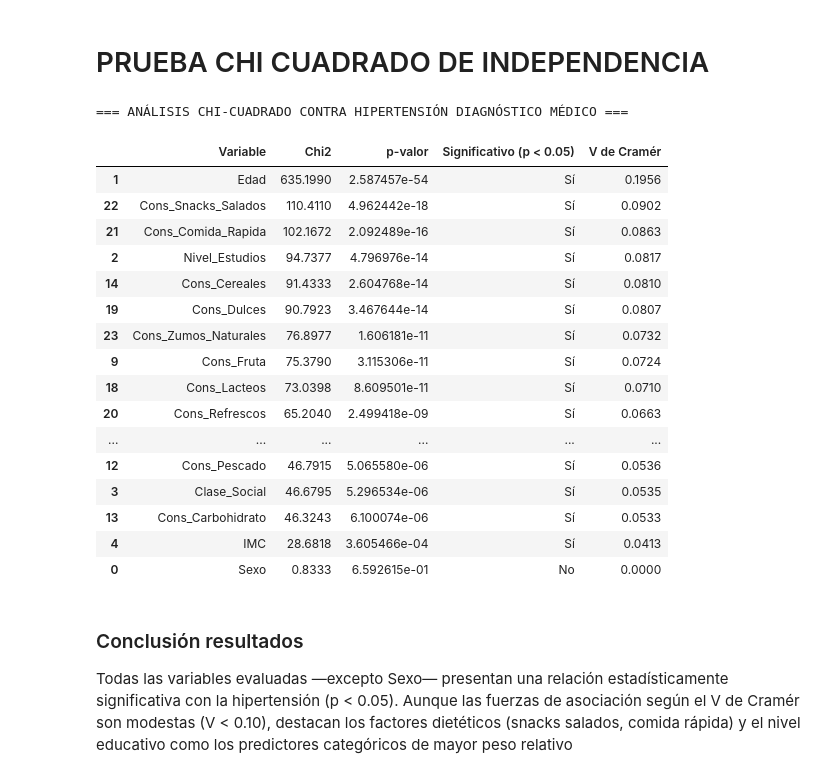
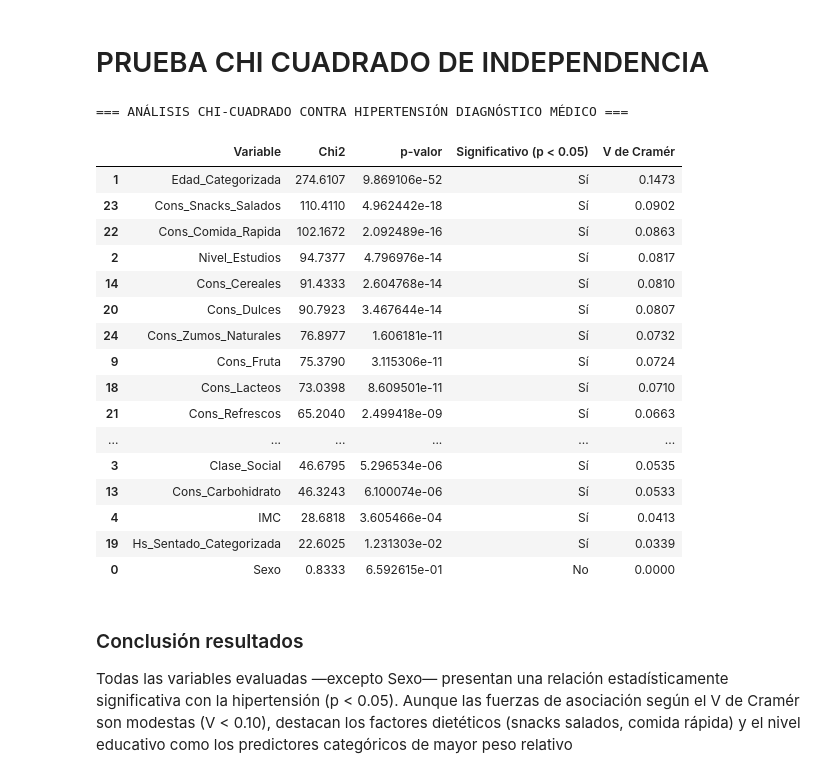
Before and after one commit to aldyvergara22-create/Hypertension-Diabetes-ML-detection, a Jupyter notebook: notebooks/01_Exploración_Datos.ipynb, the cells around one changed output. Cells and saved outputs as stored; diff of their text form; code cells hidden in the pictures.

```diff
--- a/notebooks/01_Exploración_Datos.ipynb
+++ b/notebooks/01_Exploración_Datos.ipynb
@@ -232,13 +233,10 @@ nulos_df
 # DISTRIBUCIÓN DE LAS VARIABLES OBJETIVOS
 # %%
 variables_objetivo = ["Hipertension_Diag_Medico", "Diabetes_Diag_Medico"]
+variables_de_autorreporte = ["Hipertension_Autorreporte", "Diabetes_Autorreporte"]
 
 #Bucle que analiza la frecuencia de las variables objetivo
-for var in variables_objetivo:
-    print(f"Variable: {var}")
-    print(df_adulto[var].value_counts(dropna=False))
-    print("\n")
-
+for var in variables_objetivo + variables_de_autorreporte:
     #Tabla de frecuencias
     conteo =  df_adulto[var].value_counts(dropna=False).sort_index()
     porcentaje = (df_adulto[var].value_counts(normalize=True, dropna=False).sort_index() * 100)
@@ -253,7 +251,7 @@ for var in variables_objetivo:
 
     df_resumen.to_csv(f"../reports/tables/Resumen_{var}.csv", index=True)
 
-    #Graficos sinccronizados por color
+    #Graficos sincronizados por color
 
     categorias = conteo.index.tolist()
     colores = sns.color_palette("viridis", n_colors=len(categorias))
@@ -275,7 +273,7 @@ for var in variables_objetivo:
     axes[0].set_xlabel(var)
     axes[0].set_ylabel("Cantidad de registros")
 
-    #Grafico de pastel sincronizado
+    #Gráfico de pastel sincronizado
     def formato_pct(pct):
         return f"{pct:.1f}%" if pct > 2.0 else ""
 
@@ -2073,69 +1827,89 @@ def cramers_v(contingency_table):
         return 0.0
     return np.sqrt(phi2corr / denom)
 
+#Copiar el dataframe para no alterar el original
+df_analisis = df_adulto.copy()
+
+# Categorizacion de las variables continuas para el análisis de Chi-cuadrado
+if 'Edad' in df_analisis.columns:
+    df_analisis['Edad_Categorizada'] = pd.cut(
+        df_analisis['Edad'],
+        bins=[0, 30, 40, 50, 60, 70, 80, np.inf],
+        labels=['<30', '30-39', '40-49', '50-59', '60-69', '70-79', '80+'],
+        right=True
+    )
+if 'Hs_Sentado' in df_analisis.columns:
+    df_analisis['Hs_Sentado_Categorizada'] = pd.cut(
+        df_analisis['Hs_Sentado'],
+        bins=[0, 2, 4, 6, 8, 10, np.inf],
+        labels=['0-1', '2-3', '4-5', '6-7', '8-9', '10+'],
+        right=True
+    )
 #  Defino lista de variables categóricas explicativas a evaluar contra Hipertensión
 variables_categoricas = [
-    'Sexo','Edad', 'Nivel_Estudios', 'Clase_Social',"IMC",
+    'Sexo','Edad_Categorizada', 'Nivel_Estudios', 'Clase_Social',"IMC",
     'Act_Fisica', 'Tabaquismo', 'Ex_Fumador', 'Cons_Alcohol',
     'Cons_Fruta', 'Cons_Carne', 'Cons_Huevo', 'Cons_Pescado',
     'Cons_Carbohidrato', 'Cons_Cereales', 'Cons_Verduras',
-    'Cons_Legumbres', 'Cons_Embutidos', 'Cons_Lacteos',
+    'Cons_Legumbres', 'Cons_Embutidos', 'Cons_Lacteos', 'Hs_Sentado_Categorizada',
     'Cons_Dulces', 'Cons_Refrescos', 'Cons_Comida_Rapida',
     'Cons_Snacks_Salados', 'Cons_Zumos_Naturales', 'Diabetes_Diag_Medico'
 ]
 
 target_hipertension = 'Hipertension_Diag_Medico'
 
 #  Itera y calcula Chi2, p-valor y V de Cramér
 resultados = []
 
 for var in variables_categoricas:
-    if var in df_adulto.columns and target_hipertension in df_adulto.columns:
+    if var in df_analisis.columns and target_hipertension in df_analisis.columns:
         # Tabla de contingencia omitiendo nulos
-        tabla_contingencia = pd.crosstab(df_adulto[var], df_adulto[target_hipertension])
+        tabla_contingencia = pd.crosstab(df_analisis[var], df_analisis[target_hipertension])
 
-        # Prueba de Chi-cuadrado
-        chi2, p, dof, _ = chi2_contingency(tabla_contingencia)
+        #Validar que la tabla tenga dimensiones adecuadas para el test
+        if tabla_contingencia.shape[0] > 1 and tabla_contingencia.shape[1] > 1:
+            # Prueba de Chi-cuadrado
+            chi2, p, dof, _ = chi2_contingency(tabla_contingencia)
 
-        # V de Cramér
-        v_cramer = cramers_v(tabla_contingencia)
+            # V de Cramér
+            v_cramer = cramers_v(tabla_contingencia)
 
-        # Guardar en la lista
-        resultados.append({
-            'Variable': var,
-            'Chi2': round(chi2, 4),
-            'p-valor': p,
-            'Significativo (p < 0.05)': 'Sí' if p < 0.05 else 'No',
-            'V de Cramér': round(v_cramer, 4)
-        })
+            # Guardar en la lista
+            resultados.append({
+                'Variable': var,
+                'Chi2': round(chi2, 4),
+                'p-valor': p,
+                'Significativo (p < 0.05)': 'Sí' if p < 0.05 else 'No',
+                'V de Cramér': round(v_cramer, 4)
+            })
 
 # Se convierten resultados a DataFrame y se ordenan por V de Cramér (mayor a menor)
 df_chi2_hipertension = pd.DataFrame(resultados).sort_values(by='V de Cramér', ascending=False)
 
 #guardar en CSV
-df_chi2_hipertension.to_csv("../reports/tables/Análisis_CHI_CUADRADO.csv", index=True)
+df_chi2_hipertension.to_csv("../reports/tables/Análisis_CHI_CUADRADO.csv", index=False)
 
 # Mostrar tabla ordenada
 print("=== ANÁLISIS CHI-CUADRADO CONTRA HIPERTENSIÓN DIAGNÓSTICO MÉDICO ===")
 display(df_chi2_hipertension)
 # %% [output]
 === ANÁLISIS CHI-CUADRADO CONTRA HIPERTENSIÓN DIAGNÓSTICO MÉDICO ===
 |  | Variable | Chi2 | p-valor | Significativo (p < 0.05) | V de Cramér |
-| 1 | Edad | 635.1990 | 2.587457e-54 | Sí | 0.1956 |
-| 22 | Cons_Snacks_Salados | 110.4110 | 4.962442e-18 | Sí | 0.0902 |
-| 21 | Cons_Comida_Rapida | 102.1672 | 2.092489e-16 | Sí | 0.0863 |
+| 1 | Edad_Categorizada | 274.6107 | 9.869106e-52 | Sí | 0.1473 |
+| 23 | Cons_Snacks_Salados | 110.4110 | 4.962442e-18 | Sí | 0.0902 |
+| 22 | Cons_Comida_Rapida | 102.1672 | 2.092489e-16 | Sí | 0.0863 |
 | 2 | Nivel_Estudios | 94.7377 | 4.796976e-14 | Sí | 0.0817 |
 | 14 | Cons_Cereales | 91.4333 | 2.604768e-14 | Sí | 0.0810 |
-| 19 | Cons_Dulces | 90.7923 | 3.467644e-14 | Sí | 0.0807 |
-| 23 | Cons_Zumos_Naturales | 76.8977 | 1.606181e-11 | Sí | 0.0732 |
+| 20 | Cons_Dulces | 90.7923 | 3.467644e-14 | Sí | 0.0807 |
+| 24 | Cons_Zumos_Naturales | 76.8977 | 1.606181e-11 | Sí | 0.0732 |
 | 9 | Cons_Fruta | 75.3790 | 3.115306e-11 | Sí | 0.0724 |
 | 18 | Cons_Lacteos | 73.0398 | 8.609501e-11 | Sí | 0.0710 |
-| 20 | Cons_Refrescos | 65.2040 | 2.499418e-09 | Sí | 0.0663 |
+| 21 | Cons_Refrescos | 65.2040 | 2.499418e-09 | Sí | 0.0663 |
 | ... | ... | ... | ... | ... | ... |
-| 12 | Cons_Pescado | 46.7915 | 5.065580e-06 | Sí | 0.0536 |
 | 3 | Clase_Social | 46.6795 | 5.296534e-06 | Sí | 0.0535 |
 | 13 | Cons_Carbohidrato | 46.3243 | 6.100074e-06 | Sí | 0.0533 |
 | 4 | IMC | 28.6818 | 3.605466e-04 | Sí | 0.0413 |
+| 19 | Hs_Sentado_Categorizada | 22.6025 | 1.231303e-02 | Sí | 0.0339 |
 | 0 | Sexo | 0.8333 | 6.592615e-01 | No | 0.0000 |
 # %% [markdown]
 ### Conclusión resultados
```
Also changed, not shown: parts of 27 cells of this notebook, 4 other files.
